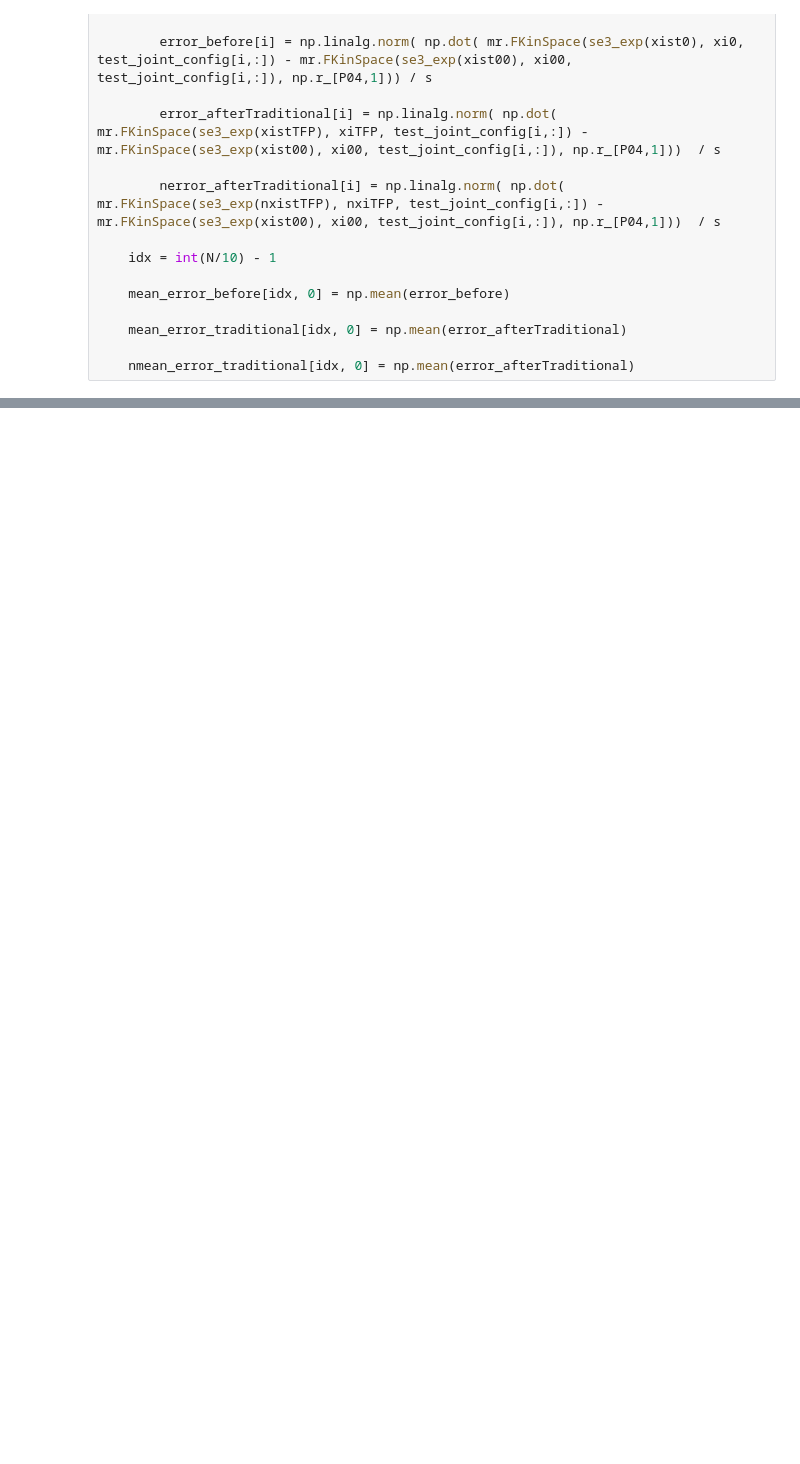
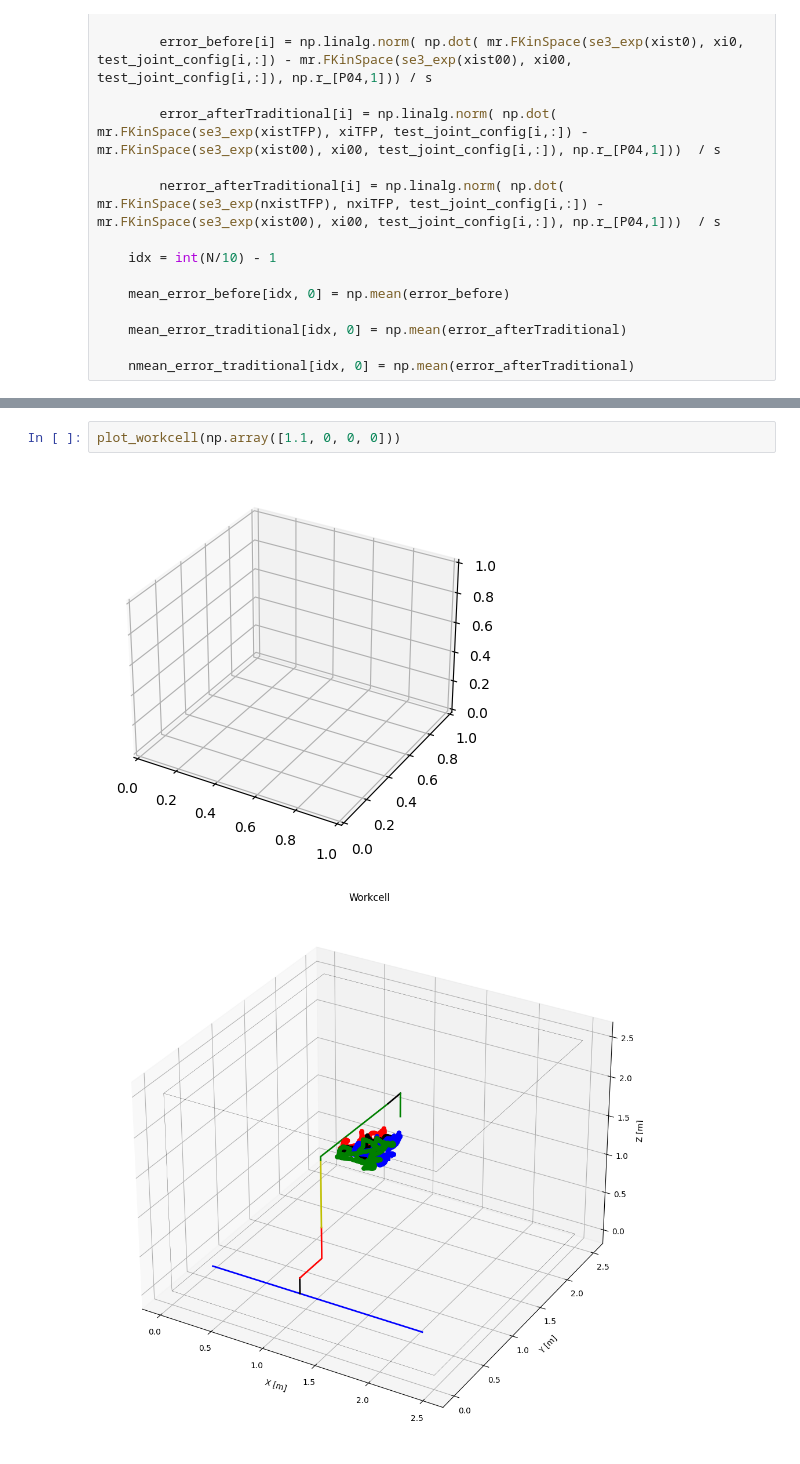
Before and after one commit to LukasMacha97/ModernRobotics, a Jupyter notebook: calibration_kuka.ipynb, the cells around one changed output, grey strips where cells are left out. Drawn from its saved outputs; the diff is of its cells as text; blank space fills up the shorter version.

```diff
--- a/calibration_kuka.ipynb
+++ b/calibration_kuka.ipynb
@@ -157,0 +327,5 @@ Mean error ntraditional:  [0.1431196340128081]
+# %%
+plot_workcell(np.array([1.1, 0, 0, 0]))
+# %% [output]
+[figure, added]
+[figure, added]
```
Also changed, not shown: parts of 20 cells of this notebook.
